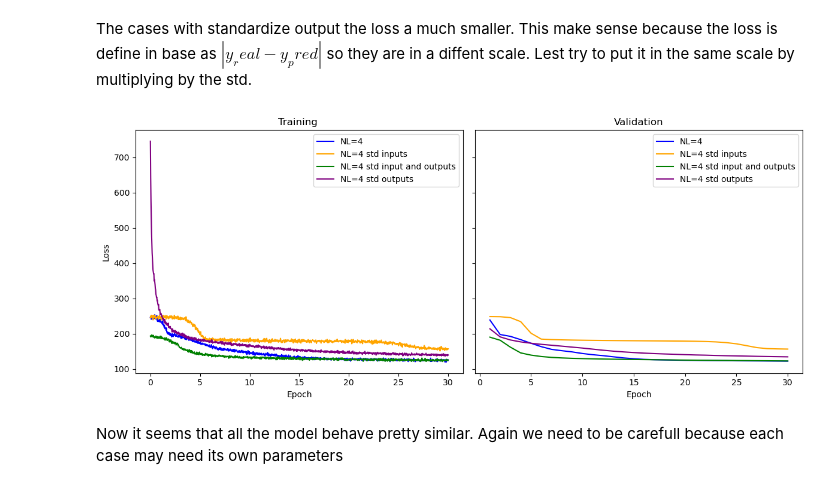
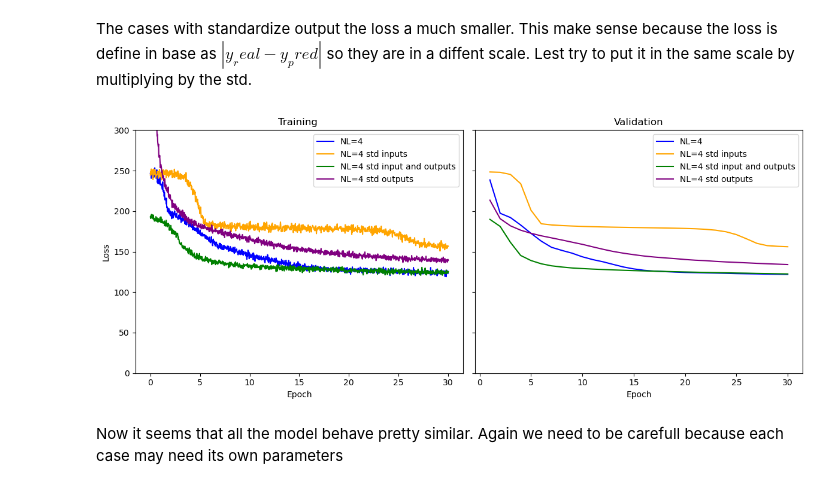
Before and after one commit to MatBarria/phys570, a Jupyter notebook: Homeworks/Homework2/Homework_DNN.ipynb, the cells around one changed output. Saved outputs shown, nothing was run; the diff lists cells and outputs as text; code cells hidden in the pictures.

```diff
--- a/Homeworks/Homework2/Homework_DNN.ipynb
+++ b/Homeworks/Homework2/Homework_DNN.ipynb
@@ -784,9 +788,9 @@ loss_validation_map["nl-4_std-in-out"] = np.array(loss_validation_map["nl-4_std-
 loss_train_map["nl-4_std-out"] = np.array(loss_train_map["nl-4_std-out"])*std_mean
 loss_validation_map["nl-4_std-out"] = np.array(loss_validation_map["nl-4_std-out"])*std_mean
 # %%
-draw_losses(["nl-4","nl-4_std", "nl-4_std-in-out","nl-4_std-out"], ["NL=4", "NL=4 std inputs","NL=4 std input and outputs", "NL=4 std outputs"])
+draw_losses(["nl-4","nl-4_std", "nl-4_std-in-out","nl-4_std-out"], ["NL=4", "NL=4 std inputs","NL=4 std input and outputs", "NL=4 std outputs"] , True, [0,300])
 # %% [output]
-[figure, old version]
+[figure, new version]
 # %% [markdown]
 Now it seems that all the model behave pretty similar. Again we need to be carefull because each case may need its own parameters
 # %% [markdown]
```
Also changed, not shown: parts of 4 cells of this notebook.
